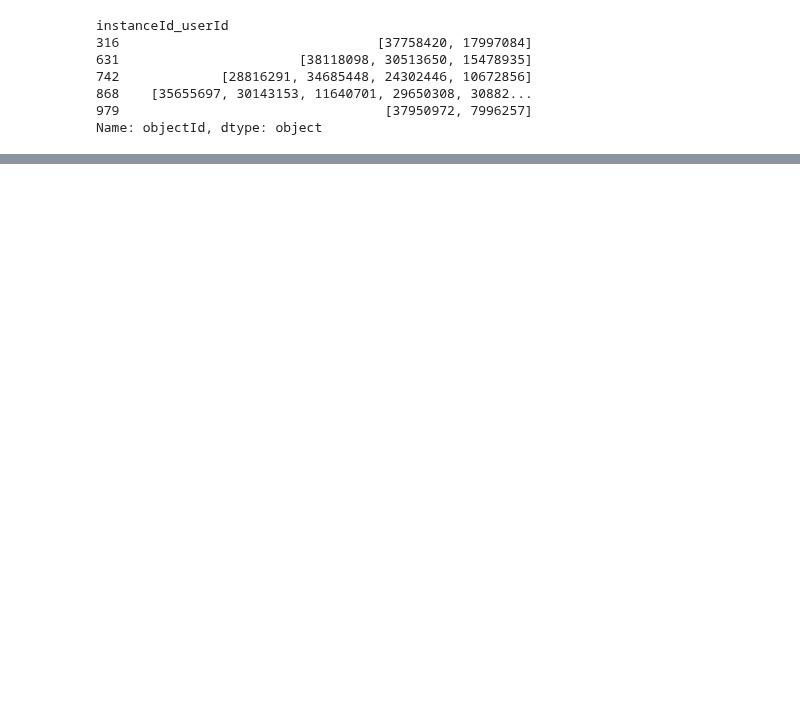
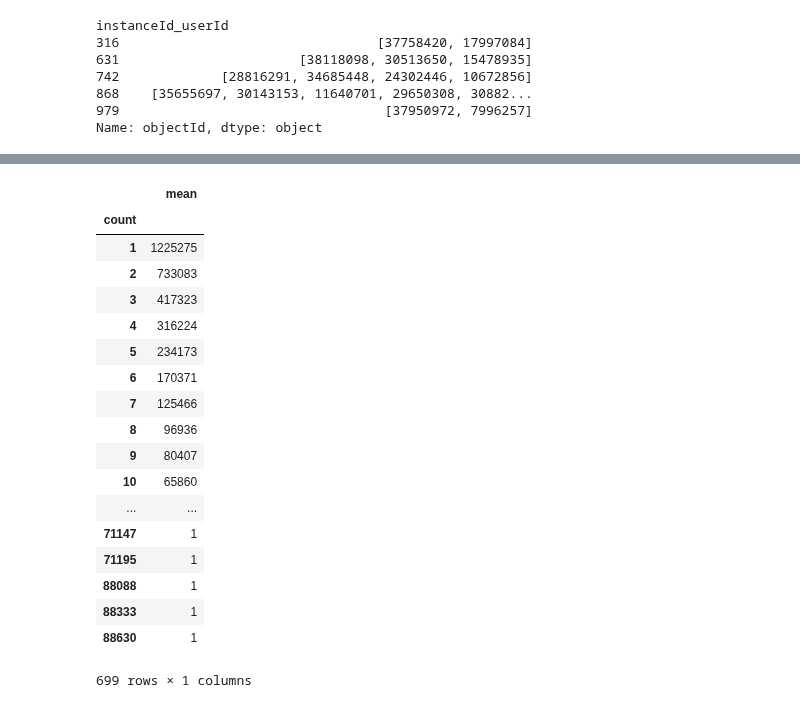
Before and after one commit to tyamgin/mlbootcamp, a Jupyter notebook: championship19/Untitled1.ipynb, the cells around one changed output, grey strips where cells are left out. Cells and saved outputs as stored; diff of their text form; code cells hidden in the pictures; blank space fills up the shorter version.

```diff
--- a/championship19/Untitled1.ipynb
+++ b/championship19/Untitled1.ipynb
@@ -129,8 +215,8 @@ KeyboardInterrupt:
 # %%
 test = create_features(test_data)
 # %%
-model = SimpleModel()
-model.fit(train)
+#model = LgbModel()
+#model.fit(train)
 pred = model.predict(test)
 # %%
 submit = predict_to_submit(test, pred)
@@ -175,0 +263,5 @@ train_data
+# %%
+del q_group
+q = train[['instanceId_userId', 'label']].groupby('instanceId_userId').agg({
+    'label': ['mean', 'count']
+})
@@ -175,0 +295,22 @@ train_data
+# %%
+q['label'].groupby('count').count()
+# %% [output]
+|  | mean |
+| count |  |
+| 1 | 1225275 |
+| 2 | 733083 |
+| 3 | 417323 |
+| 4 | 316224 |
+| 5 | 234173 |
+| 6 | 170371 |
+| 7 | 125466 |
+| 8 | 96936 |
+| 9 | 80407 |
+| 10 | 65860 |
+| ... | ... |
+| 71147 | 1 |
+| 71195 | 1 |
+| 88088 | 1 |
+| 88333 | 1 |
+| 88630 | 1 |
+699 rows × 1 columns
```
Also changed, not shown: parts of 24 cells of this notebook, 2 other files.
